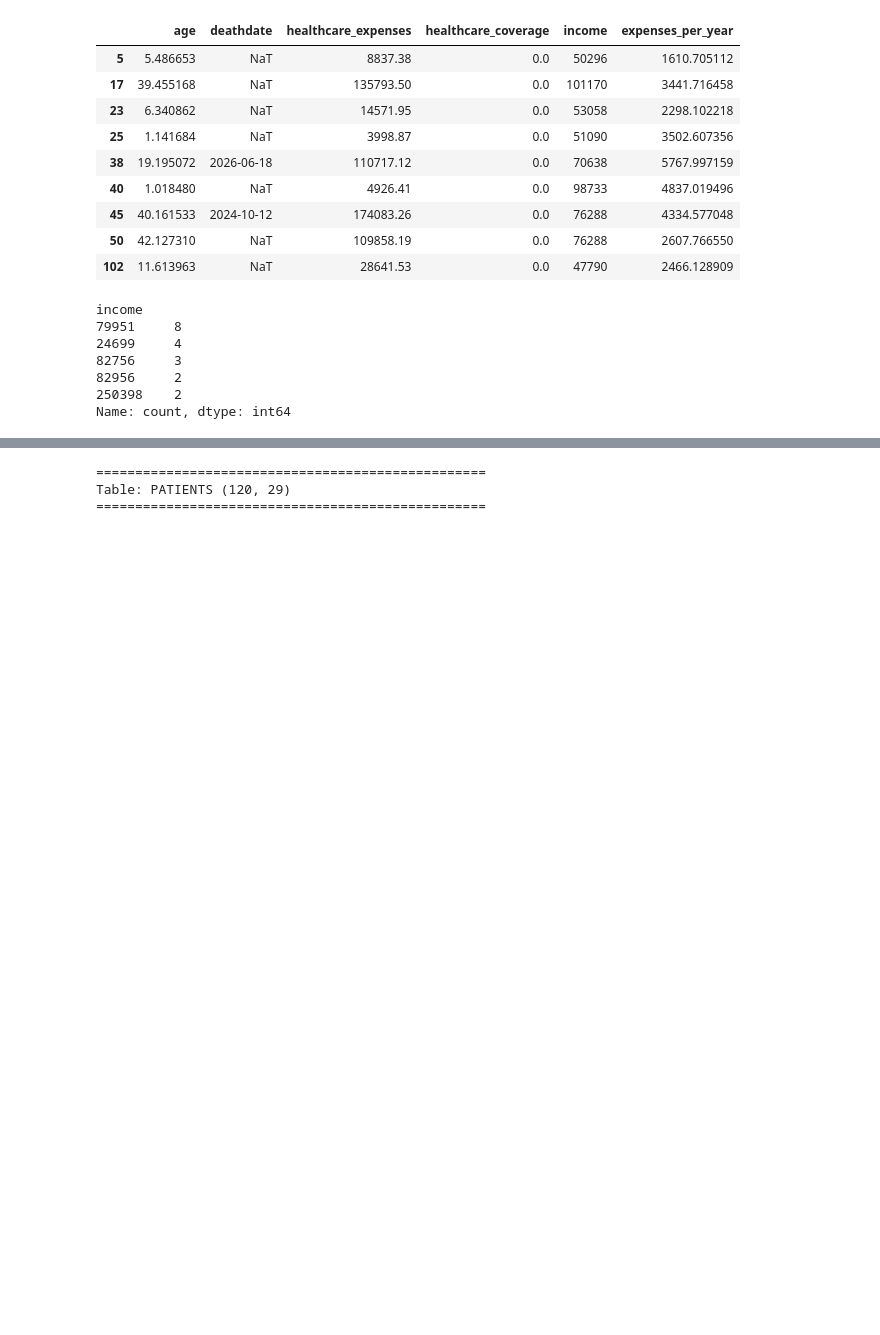
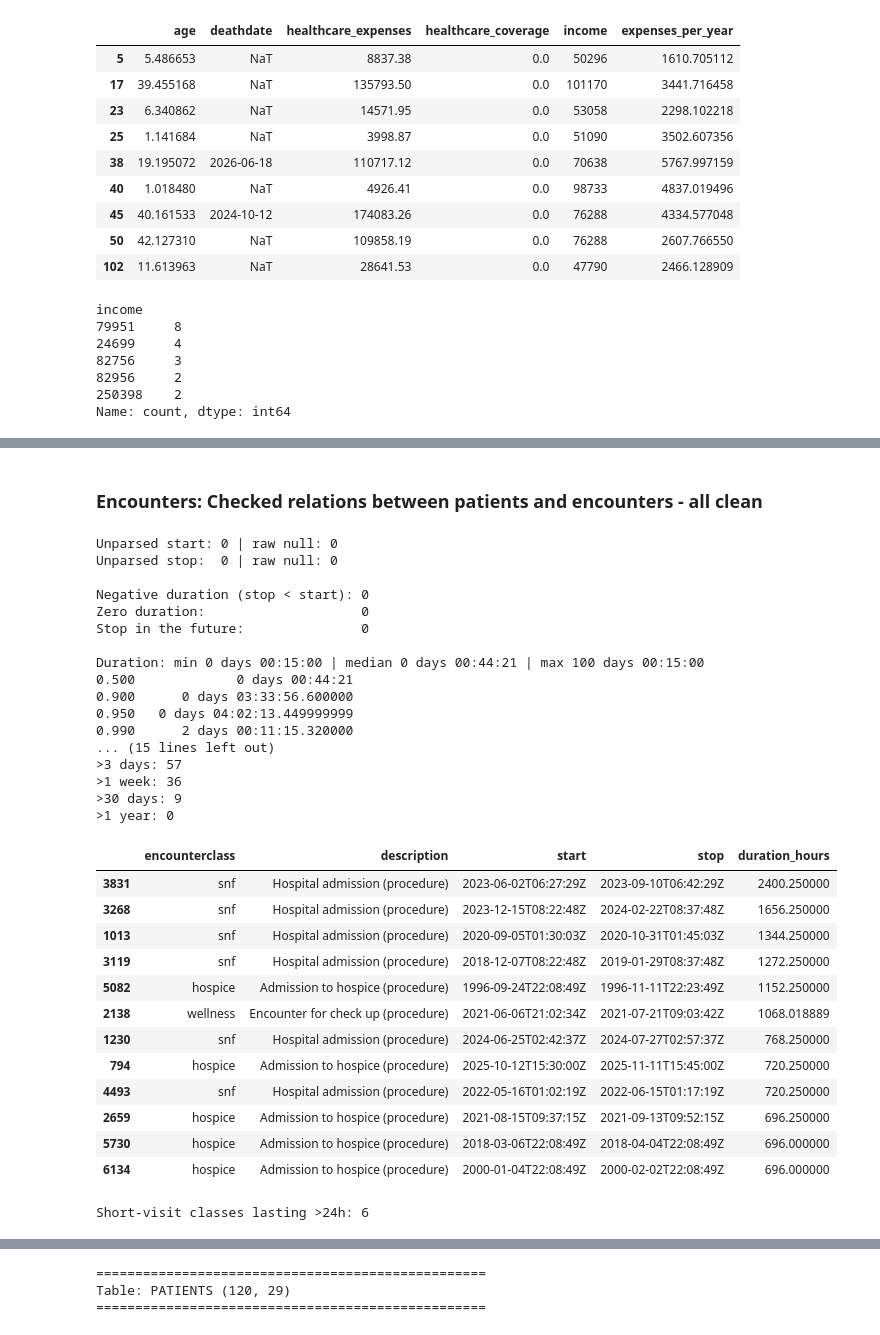
Before and after one commit to filfish2007-cav/Hospital_LLM, a Jupyter notebook: DataCleaning_EDA.ipynb, the cells around one changed output, grey strips where cells are left out. Cells and saved outputs as stored; diff of their text form; code cells hidden in the pictures; blank space fills up the shorter version.

```diff
--- a/DataCleaning_EDA.ipynb
+++ b/DataCleaning_EDA.ipynb
@@ -1295,0 +1411,72 @@ Name: count, dtype: int64
+# %% [markdown]
+### Encounters: Checked relations between patients and encounters - all clean
+# %%
+enc = data['encounters']
+
+# 1. Parse (keep UTC, timezone-aware, as in the timeline checks)
+enc['start_dt'] = pd.to_datetime(enc['start'], utc=True, errors='coerce')
+enc['stop_dt']  = pd.to_datetime(enc['stop'],  utc=True, errors='coerce')
+print("Unparsed start:", enc['start_dt'].isna().sum(), "| raw null:", enc['start'].isna().sum())
+print("Unparsed stop: ", enc['stop_dt'].isna().sum(),  "| raw null:", enc['stop'].isna().sum())
+
+# 2. Duration
+enc['duration'] = enc['stop_dt'] - enc['start_dt']
+enc['duration_hours'] = enc['duration'].dt.total_seconds() / 3600
+
+print(f"\nNegative duration (stop < start): {(enc['duration'] < pd.Timedelta(0)).sum()}")
+print(f"Zero duration:                    {(enc['duration'] == pd.Timedelta(0)).sum()}")
+print(f"Stop in the future:               {(enc['stop_dt'] > pd.Timestamp.now(tz='UTC')).sum()}")
+
+# 3. Overall summary
+print("\nDuration: min", enc['duration'].min(),
+      "| median", enc['duration'].median(), "| max", enc['duration'].max())
+print(enc['duration'].quantile([.5, .9, .95, .99, .999]))
+
+# 4. Per encounter class (a hospice stay and a check-up have very different normal lengths)
+print(enc.groupby('encounterclass')['duration_hours'].describe().round(2))
+
+# 5. Count of encounters over thresholds
+for label, hrs in [('>24h', 24), ('>3 days', 72), ('>1 week', 168), ('>30 days', 720), ('>1 year', 8760)]:
+    print(f"{label}: {(enc['duration_hours'] > hrs).sum()}")
+
+# 6. Longest overall
+cols = ['encounterclass', 'description', 'start', 'stop', 'duration_hours']
+display(enc.nlargest(12, 'duration_hours')[cols])
+
+# 7. Suspicious: short-visit classes lasting over 24h
+short_classes = ['ambulatory', 'emergency', 'outpatient', 'wellness', 'urgentcare', 'virtual', 'home']
+suspicious = enc[enc['encounterclass'].isin(short_classes) & (enc['duration_hours'] > 24)]
+print(f"\nShort-visit classes lasting >24h: {len(suspicious)}")
+display(suspicious[cols + ['reasondescription']].sort_values('duration_hours', ascending=False))
+# %% [output]
+Unparsed start: 0 | raw null: 0
+Unparsed stop:  0 | raw null: 0
+
+Negative duration (stop < start): 0
+Zero duration:                    0
+Stop in the future:               0
+
+Duration: min 0 days 00:15:00 | median 0 days 00:44:21 | max 100 days 00:15:00
+0.500             0 days 00:44:21
+0.900      0 days 03:33:56.600000
+0.950   0 days 04:02:13.449999999
+0.990      2 days 00:11:15.320000
+... (15 lines left out)
+>3 days: 57
+>1 week: 36
+>30 days: 9
+>1 year: 0
+|  | encounterclass | description | start | stop | duration_hours |
+| 3831 | snf | Hospital admission (procedure) | 2023-06-02T06:27:29Z | 2023-09-10T06:42:29Z | 2400.250000 |
+| 3268 | snf | Hospital admission (procedure) | 2023-12-15T08:22:48Z | 2024-02-22T08:37:48Z | 1656.250000 |
+| 1013 | snf | Hospital admission (procedure) | 2020-09-05T01:30:03Z | 2020-10-31T01:45:03Z | 1344.250000 |
+| 3119 | snf | Hospital admission (procedure) | 2018-12-07T08:22:48Z | 2019-01-29T08:37:48Z | 1272.250000 |
+| 5082 | hospice | Admission to hospice (procedure) | 1996-09-24T22:08:49Z | 1996-11-11T22:23:49Z | 1152.250000 |
+| 2138 | wellness | Encounter for check up (procedure) | 2021-06-06T21:02:34Z | 2021-07-21T09:03:42Z | 1068.018889 |
+| 1230 | snf | Hospital admission (procedure) | 2024-06-25T02:42:37Z | 2024-07-27T02:57:37Z | 768.250000 |
+| 794 | hospice | Admission to hospice (procedure) | 2025-10-12T15:30:00Z | 2025-11-11T15:45:00Z | 720.250000 |
+| 4493 | snf | Hospital admission (procedure) | 2022-05-16T01:02:19Z | 2022-06-15T01:17:19Z | 720.250000 |
+| 2659 | hospice | Admission to hospice (procedure) | 2021-08-15T09:37:15Z | 2021-09-13T09:52:15Z | 696.250000 |
+| 5730 | hospice | Admission to hospice (procedure) | 2018-03-06T22:08:49Z | 2018-04-04T22:08:49Z | 696.000000 |
+| 6134 | hospice | Admission to hospice (procedure) | 2000-01-04T22:08:49Z | 2000-02-02T22:08:49Z | 696.000000 |
+Short-visit classes lasting >24h: 6
```
Also changed, not shown: parts of 29 cells of this notebook.
